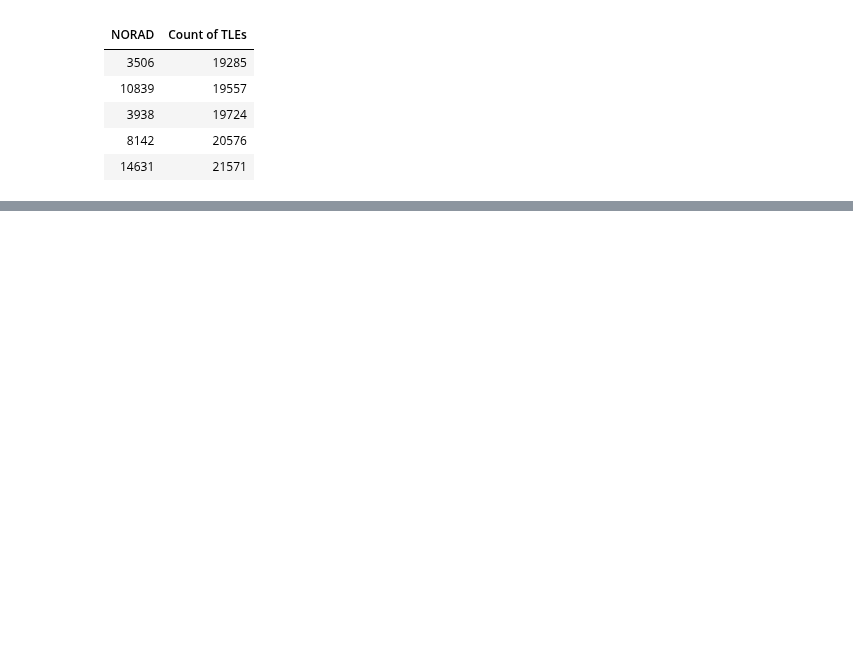
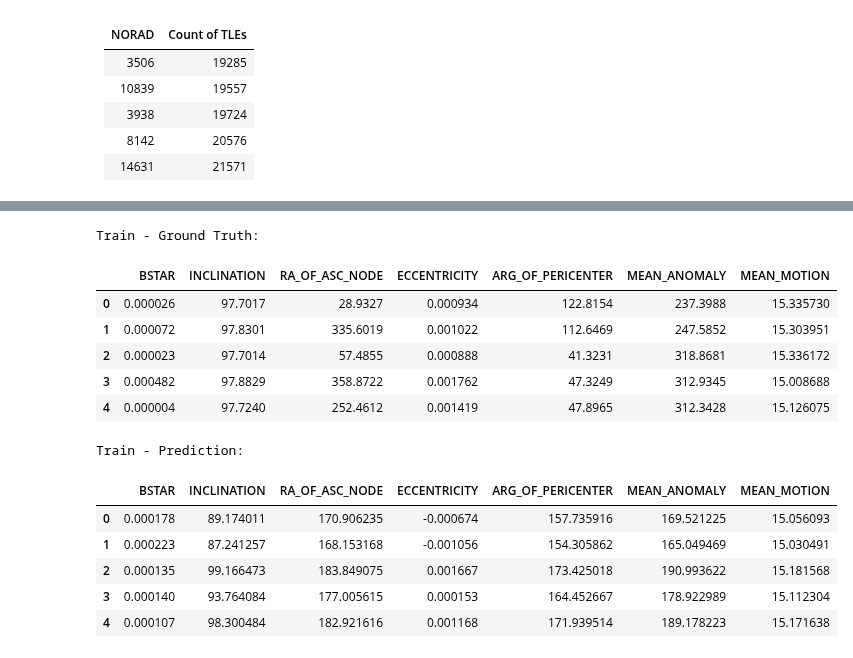
Before and after one commit to cm-tle-pred/tle-prediction, a Jupyter notebook: models/model_0/playground_local3.ipynb, the cells around one changed output, grey strips where cells are left out. Drawn from its saved outputs; the diff is of its cells as text; code cells hidden in the pictures; blank space fills up the shorter version.

```diff
--- a/models/model_0/playground_local3.ipynb
+++ b/models/model_0/playground_local3.ipynb
@@ -110 +149,21 @@ plt.plot([float(l['loss']) for l in loss_output])
+# %%
+print("Train - Ground Truth:")
+display(clean_data.normalize_all_columns(y_train.head().copy(), reverse=True))  # see ground truths
+print("Train - Prediction:")
+display(clean_data.normalize_all_columns(y_train_pred_df.head().copy(), reverse=True))  # See predictions
+# %% [output]
+Train - Ground Truth:
+|  | BSTAR | INCLINATION | RA_OF_ASC_NODE | ECCENTRICITY | ARG_OF_PERICENTER | MEAN_ANOMALY | MEAN_MOTION |
+| 0 | 0.000026 | 97.7017 | 28.9327 | 0.000934 | 122.8154 | 237.3988 | 15.335730 |
+| 1 | 0.000072 | 97.8301 | 335.6019 | 0.001022 | 112.6469 | 247.5852 | 15.303951 |
+| 2 | 0.000023 | 97.7014 | 57.4855 | 0.000888 | 41.3231 | 318.8681 | 15.336172 |
+| 3 | 0.000482 | 97.8829 | 358.8722 | 0.001762 | 47.3249 | 312.9345 | 15.008688 |
+| 4 | 0.000004 | 97.7240 | 252.4612 | 0.001419 | 47.8965 | 312.3428 | 15.126075 |
+Train - Prediction:
+|  | BSTAR | INCLINATION | RA_OF_ASC_NODE | ECCENTRICITY | ARG_OF_PERICENTER | MEAN_ANOMALY | MEAN_MOTION |
+| 0 | 0.000178 | 89.174011 | 170.906235 | -0.000674 | 157.735916 | 169.521225 | 15.056093 |
+| 1 | 0.000223 | 87.241257 | 168.153168 | -0.001056 | 154.305862 | 165.049469 | 15.030491 |
+| 2 | 0.000135 | 99.166473 | 183.849075 | 0.001667 | 173.425018 | 190.993622 | 15.181568 |
+| 3 | 0.000140 | 93.764084 | 177.005615 | 0.000153 | 164.452667 | 178.922989 | 15.112304 |
+| 4 | 0.000107 | 98.300484 | 182.921616 | 0.001168 | 171.939514 | 189.178223 | 15.171638 |
 # %%
```
Also changed, not shown: parts of 8 cells of this notebook, 2 other files.
